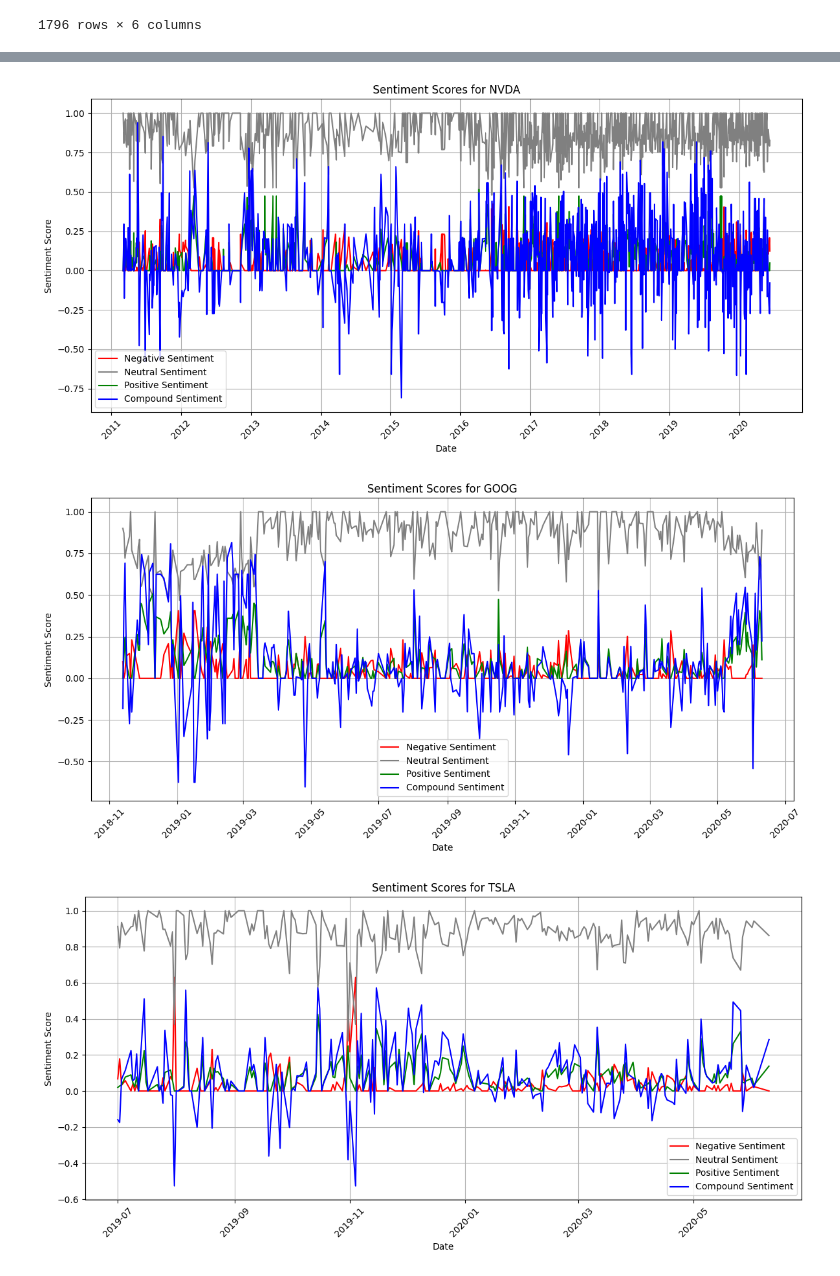
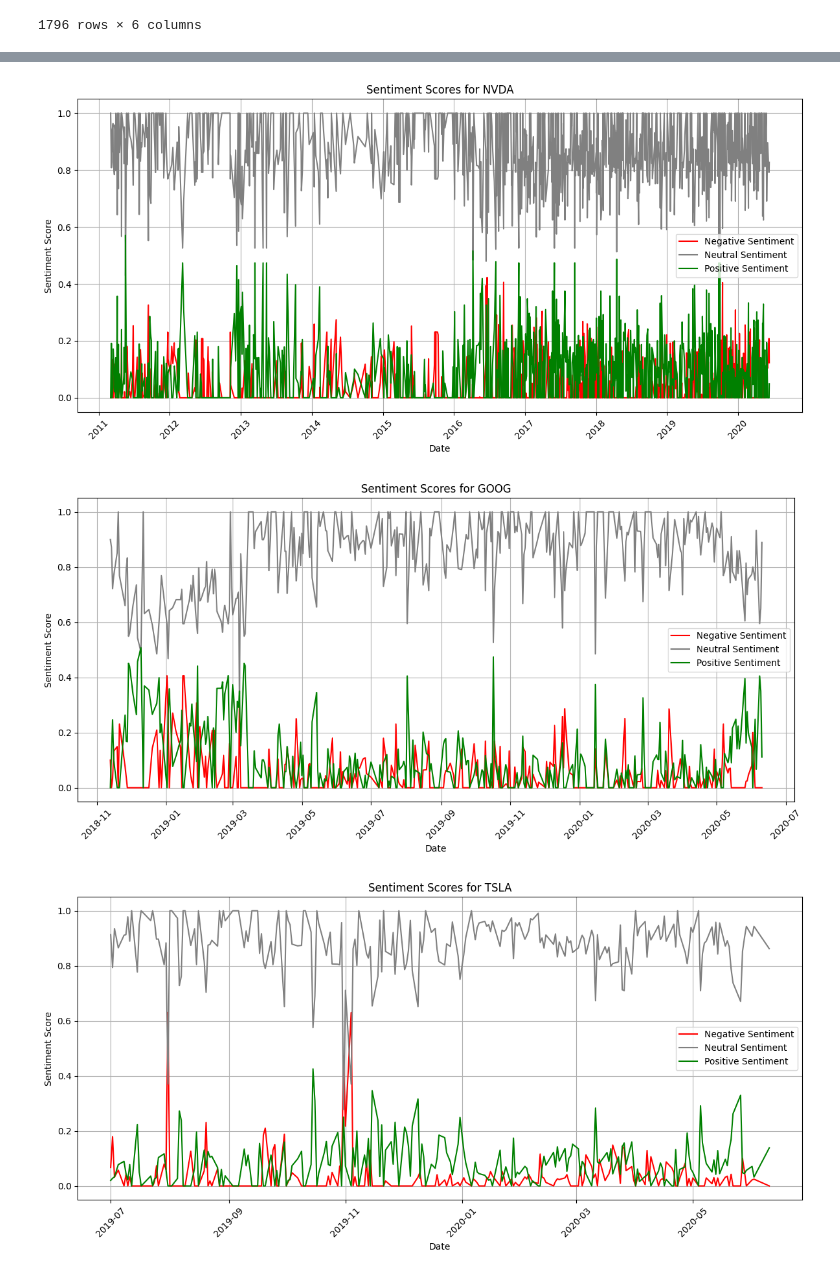
Before and after one commit to epythonlab/aim10academy-week1-challenge, a Jupyter notebook: notebooks/correlation_analysis_notebook.ipynb, the cells around one changed output, grey strips where cells are left out. Drawn from its saved outputs; the diff is of its cells as text; code cells hidden in the pictures.

```diff
--- a/notebooks/correlation_analysis_notebook.ipynb
+++ b/notebooks/correlation_analysis_notebook.ipynb
@@ -132,25 +154,25 @@ daily_sentiment
 # %%
 # Plot sentiment scores for each stock
-from matplotlib import pyplot as plt
+import matplotlib.pyplot as plt
 stocks = daily_sentiment['stock'].unique()
 
 for stock in stocks:
     stock_data = daily_sentiment[daily_sentiment['stock'] == stock]
     plt.figure(figsize=(12, 6))
     plt.plot(stock_data['Date'], stock_data['neg'], label='Negative Sentiment', color='red')
     plt.plot(stock_data['Date'], stock_data['neu'], label='Neutral Sentiment', color='grey')
     plt.plot(stock_data['Date'], stock_data['pos'], label='Positive Sentiment', color='green')
-    plt.plot(stock_data['Date'], stock_data['compound'], label='Compound Sentiment', color='blue')
+    #plt.plot(stock_data['Date'], stock_data['compound'], label='Compound Sentiment', color='blue')
 
     plt.title(f'Sentiment Scores for {stock}')
     plt.xlabel('Date')
     plt.ylabel('Sentiment Score')
     plt.legend()
     plt.grid(True)
     plt.xticks(rotation=45)
     plt.tight_layout()
     plt.show()
 # %% [output]
-[figure, old version]
+[figure, new version]
-[figure, old version]
+[figure, new version]
-[figure, old version]
+[figure, new version]
```
Also changed, not shown: parts of 9 cells of this notebook.
